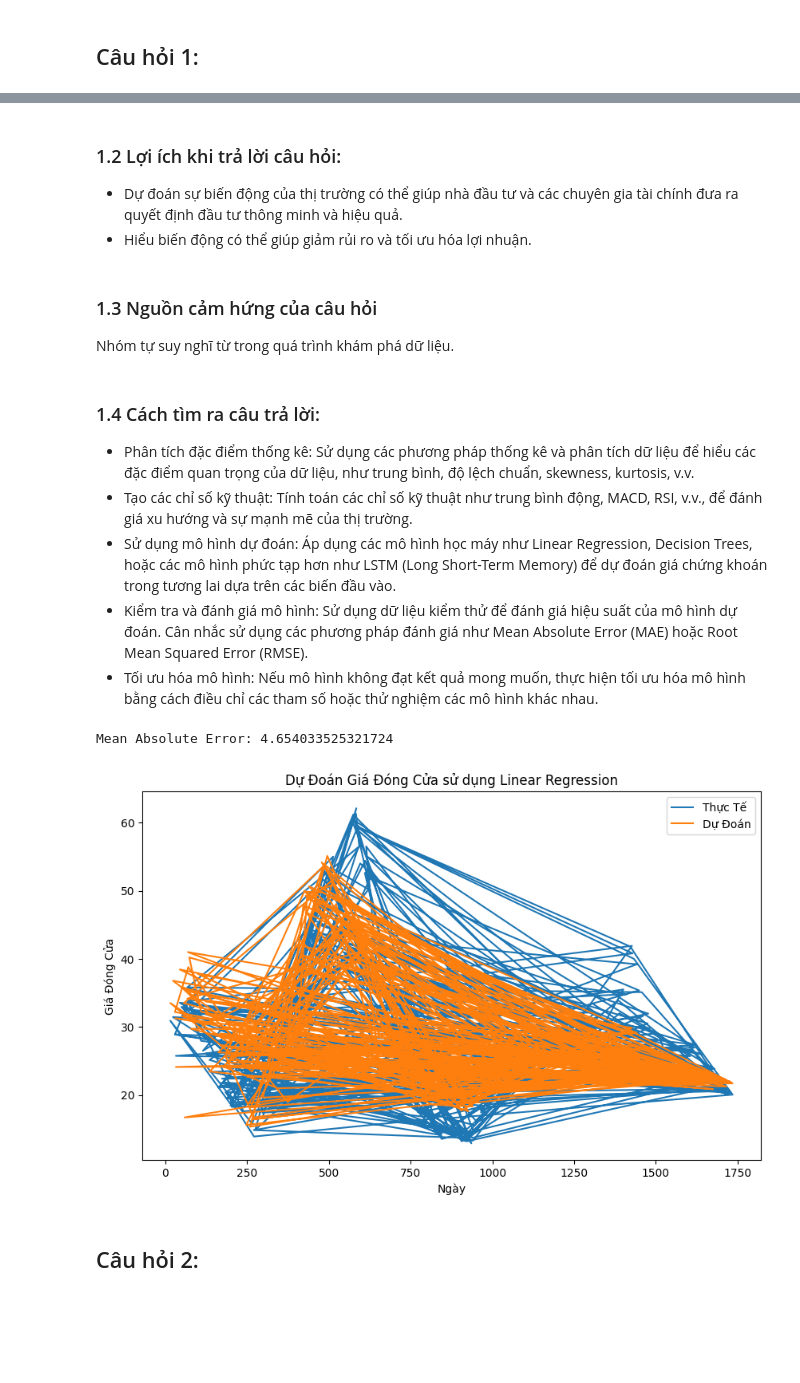
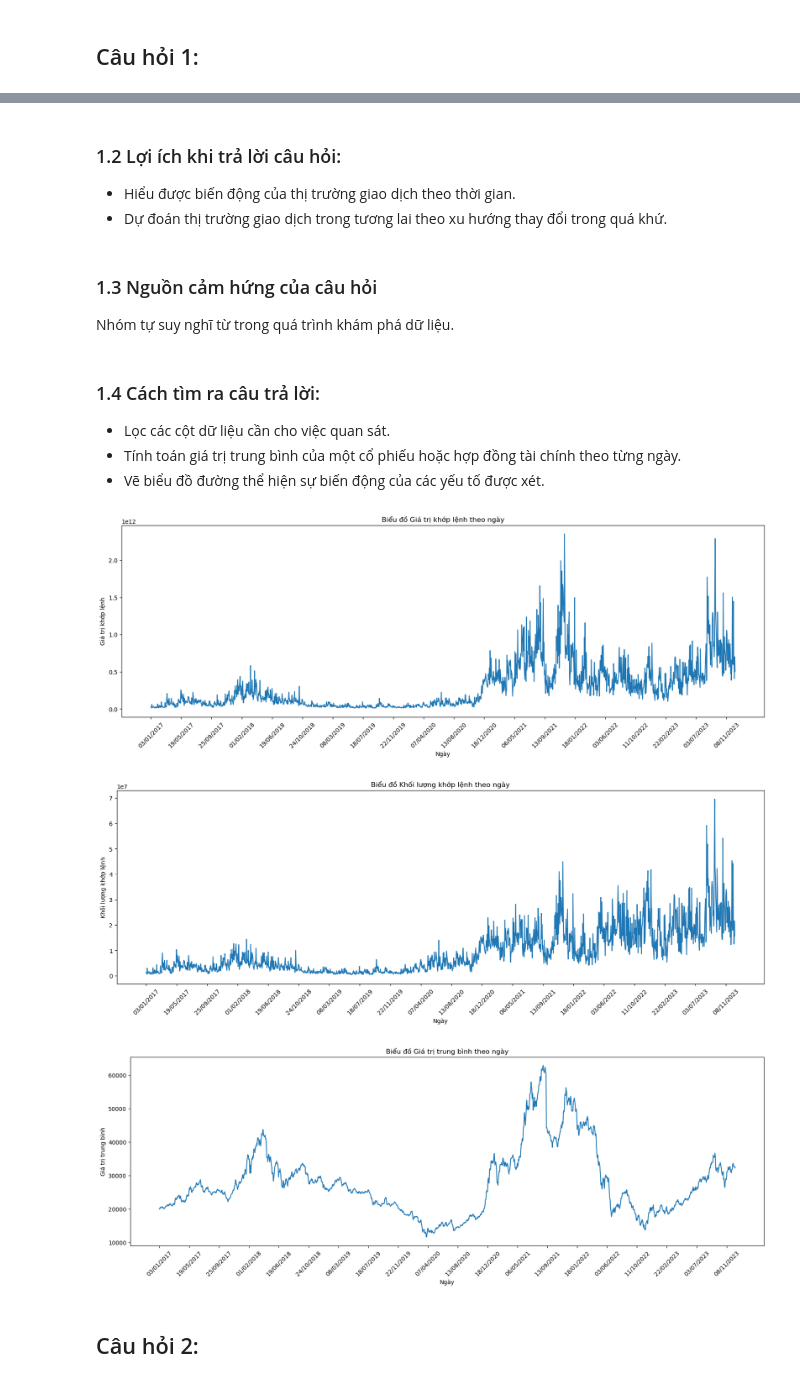
Before and after one commit to akhoa12345/stock-price, a Jupyter notebook: Problem-Framing.ipynb, the cells around one changed output, grey strips where cells are left out. Saved outputs shown, nothing was run; the diff lists cells and outputs as text; code cells hidden in the pictures; blank space fills up the shorter version.

```diff
--- a/Problem-Framing.ipynb
+++ b/Problem-Framing.ipynb
@@ -21,57 +21,51 @@ df.head()
 # %% [markdown]
 ### 1.2 Lợi ích khi trả lời câu hỏi:
-- Dự đoán sự biến động của thị trường có thể giúp nhà đầu tư và các chuyên gia tài chính đưa ra quyết định đầu tư thông minh và hiệu quả.
-- Hiểu biến động có thể giúp giảm rủi ro và tối ưu hóa lợi nhuận.
+- Hiểu được biến động của thị trường giao dịch theo thời gian.
+- Dự đoán thị trường giao dịch trong tương lai theo xu hướng thay đổi trong quá khứ.
 # %% [markdown]
 ### 1.3 Nguồn cảm hứng của câu hỏi
 Nhóm tự suy nghĩ từ trong quá trình khám phá dữ liệu.
 # %% [markdown]
 ### 1.4 Cách tìm ra câu trả lời:
-- Phân tích đặc điểm thống kê: Sử dụng các phương pháp thống kê và phân tích dữ liệu để hiểu các đặc điểm quan trọng của dữ liệu, như trung bình, độ lệch chuẩn, skewness, kurtosis, v.v.
-- Tạo các chỉ số kỹ thuật: Tính toán các chỉ số kỹ thuật như trung bình động, MACD, RSI, v.v., để đánh giá xu hướng và sự mạnh mẽ của thị trường.
-- Sử dụng mô hình dự đoán: Áp dụng các mô hình học máy như Linear Regression, Decision Trees, hoặc các mô hình phức tạp hơn như LSTM (Long Short-Term Memory) để dự đoán giá chứng khoán trong tương lai dựa trên các biến đầu vào.
-- Kiểm tra và đánh giá mô hình: Sử dụng dữ liệu kiểm thử để đánh giá hiệu suất của mô hình dự đoán. Cân nhắc sử dụng các phương pháp đánh giá như Mean Absolute Error (MAE) hoặc Root Mean Squared Error (RMSE).
-- Tối ưu hóa mô hình: Nếu mô hình không đạt kết quả mong muốn, thực hiện tối ưu hóa mô hình bằng cách điều chỉ các tham số hoặc thử nghiệm các mô hình khác nhau.
+- Lọc các cột dữ liệu cần cho việc quan sát.
+- Tính toán giá trị trung bình của một cổ phiếu hoặc hợp đồng tài chính theo từng ngày.
+- Vẽ biểu đồ đường thể hiện sự biến động của các yếu tố được xét.
 # %%
-from sklearn.model_selection import train_test_split
-from sklearn.linear_model import LinearRegression
-from sklearn.metrics import mean_absolute_error
-import numpy as np
+# Lọc các cột dữ liệu cần cho việc quan sát
+fixed_df = df[['Ngày', 'Khối lượng khớp lệnh', 'Giá trị khớp lệnh']][::-1]
 
-# Giả sử df là DataFrame chứa dữ liệu của bạn
+# Tính toán giá trị trung bình của một cổ phiếu hoặc hợp đồng tài chính theo từng ngày
+fixed_df['Giá trị trung bình'] = fixed_df['Giá trị khớp lệnh'] / fixed_df['Khối lượng khớp lệnh']
 
-# Lựa chọn các biến đầu vào
-features = df[['Giá điều chỉnh', 'Khối lượng khớp lệnh']]
+# Vẽ biểu đồ thể hiện sự biến động của các yếu tố
+plt.figure(figsize=(20, 6))
+plt.plot(fixed_df['Ngày'], fixed_df['Giá trị khớp lệnh'])
+plt.title('Biểu đồ Giá trị khớp lệnh theo ngày')
+selected_dates = fixed_df['Ngày'].iloc[::90]  # Chọn mỗi 30 ngày
+plt.xticks(selected_dates, rotation=45)
+plt.xlabel('Ngày')
+plt.ylabel('Giá trị khớp lệnh')
+plt.show()
 
-# Lựa chọn biến mục tiêu
-target = df['Giá đóng cửa']
+plt.figure(figsize=(20, 6))
+plt.plot(fixed_df['Ngày'], fixed_df['Khối lượng khớp lệnh'])
+plt.title('Biểu đồ Khối lượng khớp lệnh theo ngày')
+plt.xticks(selected_dates, rotation=45)
+plt.xlabel('Ngày')
+plt.ylabel('Khối lượng khớp lệnh')
+plt.show()
 
-# Chia dữ liệu thành tập huấn luyện và tập kiểm thử
-X_train, X_test, y_train, y_test = train_test_split(features, target, test_size=0.2, random_state=42)
-
-# Tạo và huấn luyện mô hình Linear Regression
-model = LinearRegression()
-model.fit(X_train, y_train)
-
-# Dự đoán giá đóng cửa trên tập kiểm thử
-predictions = model.predict(X_test)
-
-# Đánh giá hiệu suất của mô hình
-mae = mean_absolute_error(y_test, predictions)
-print(f'Mean Absolute Error: {mae}')
-
-# Vẽ biểu đồ dự đoán và thực tế
-plt.figure(figsize=(10, 6))
-plt.plot(y_test.index, y_test, label='Thực Tế')
-plt.plot(y_test.index, predictions, label='Dự Đoán')
-plt.title('Dự Đoán Giá Đóng Cửa sử dụng Linear Regression')
+plt.figure(figsize=(20, 6))
+plt.plot(fixed_df['Ngày'], fixed_df['Giá trị trung bình'])
+plt.title('Biểu đồ Giá trị trung bình theo ngày')
+plt.xticks(selected_dates, rotation=45)
 plt.xlabel('Ngày')
-plt.ylabel('Giá Đóng Cửa')
-plt.legend()
+plt.ylabel('Giá trị trung bình')
 plt.show()
 # %% [output]
-Mean Absolute Error: 4.654033525321724
-[figure, old version]
+[figure, new version]
+[figure, added]
+[figure, added]
 # %% [markdown]
 ## Câu hỏi 2:
 # %% [markdown]
```
Also changed, not shown: parts of 10 cells of this notebook.
